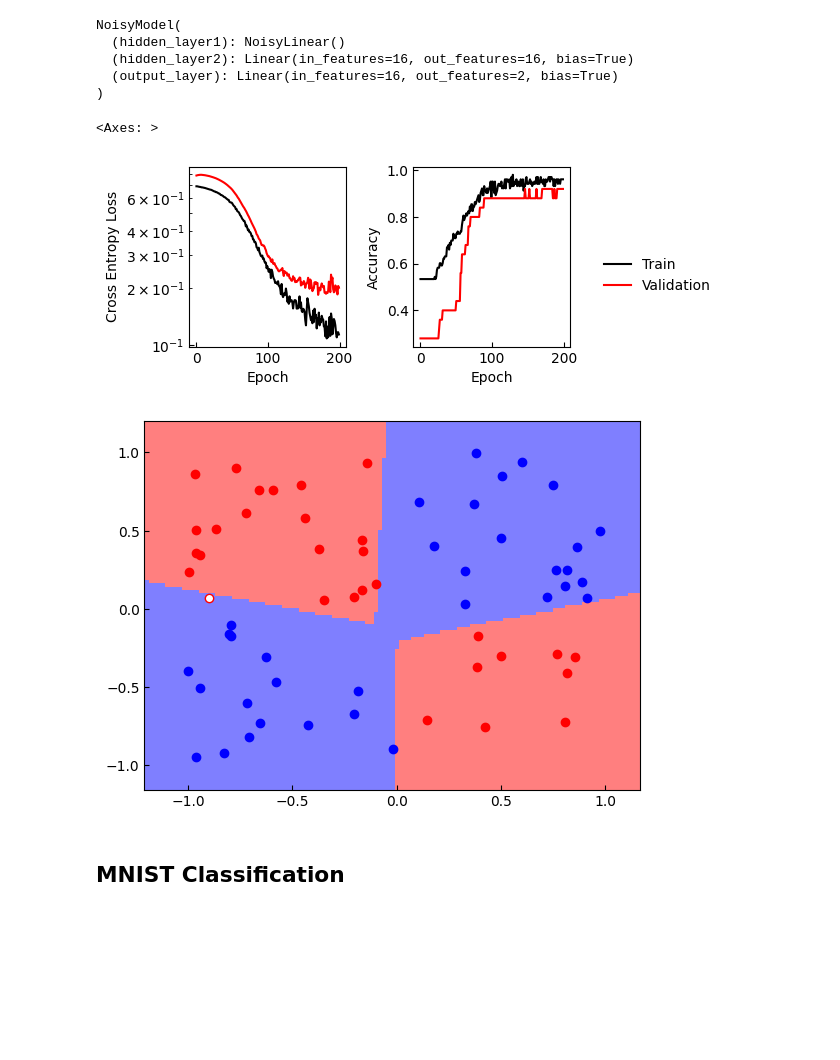
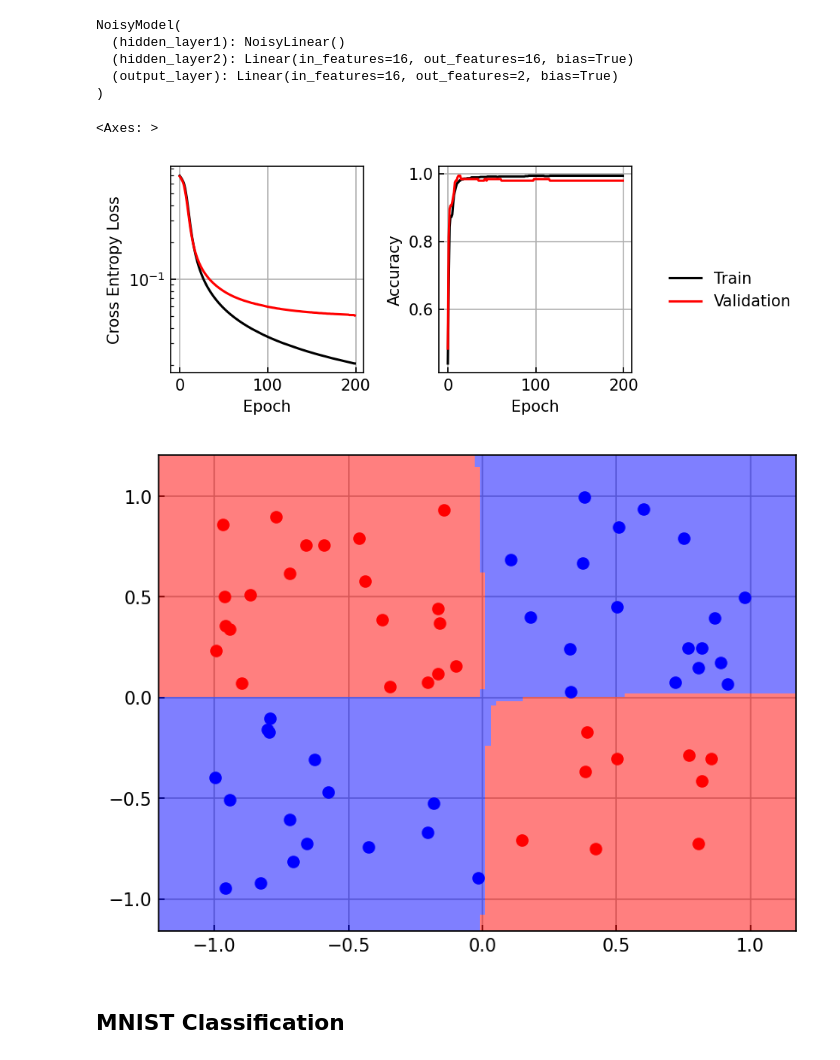
Before and after one commit to colen-teaching/DATA442-Fall-2026, a Jupyter notebook: notebooks/08.1_PyTorch_NNs.ipynb, the cells around one changed output. Saved outputs shown, nothing was run; the diff lists cells and outputs as text; code cells hidden in the pictures; blank space fills up the shorter version.

```diff
--- a/notebooks/08.1_PyTorch_NNs.ipynb
+++ b/notebooks/08.1_PyTorch_NNs.ipynb
@@ -215,9 +240,9 @@ class NoisyLinear(nn.Module):
         return x_new @ self.w + self.b
 
 class NoisyModel(torch.nn.Module):
-    def __init__(self, input_size=2, hidden_size=16, output_size=2):
+    def __init__(self, input_size=2, hidden_size=16, output_size=2, noise_std=0.05):
         super().__init__()
-        self.hidden_layer1 = NoisyLinear(input_size, hidden_size)
+        self.hidden_layer1 = NoisyLinear(input_size, hidden_size, noise_std=noise_std)
         self.hidden_layer2 = torch.nn.Linear(hidden_size, hidden_size)
         self.output_layer = torch.nn.Linear(hidden_size, output_size)
 
@@ -287,13 +265,18 @@ model, model_stats = train(model, loss_fn, optimizer, train_loader, val_loader)
-# %%
-loss_accuracy_plot(*model_stats)
-plt.tight_layout()
-
-ax = plt.figure().gca()
-plot_decision_boundary(ax, X_test, y_test, model)
-# %% [output]
-<Axes: >
-[figure, removed]
-[figure, removed]
+# %%
+model = NoisyModel(noise_std=0.1).to(device)
+loss_fn = nn.CrossEntropyLoss() # cross entropy
+optimizer = torch.optim.SGD(model.parameters(), lr=5e-2)
+
+model, model_stats= train(model, loss_fn, optimizer, train_dataset, val_dataset, max_epochs=200)
+loss_accuracy_plot(*model_stats)
+plt.tight_layout()
+
+ax = plt.figure().gca()
+plot_decision_boundary(ax, X_test, y_test, model)
+# %% [output]
+<Axes: >
+[figure, added]
+[figure, added]
 # %% [markdown]
 ## MNIST Classification
 # %%
```
Also changed, not shown: parts of 25 cells of this notebook, 3 other files.
